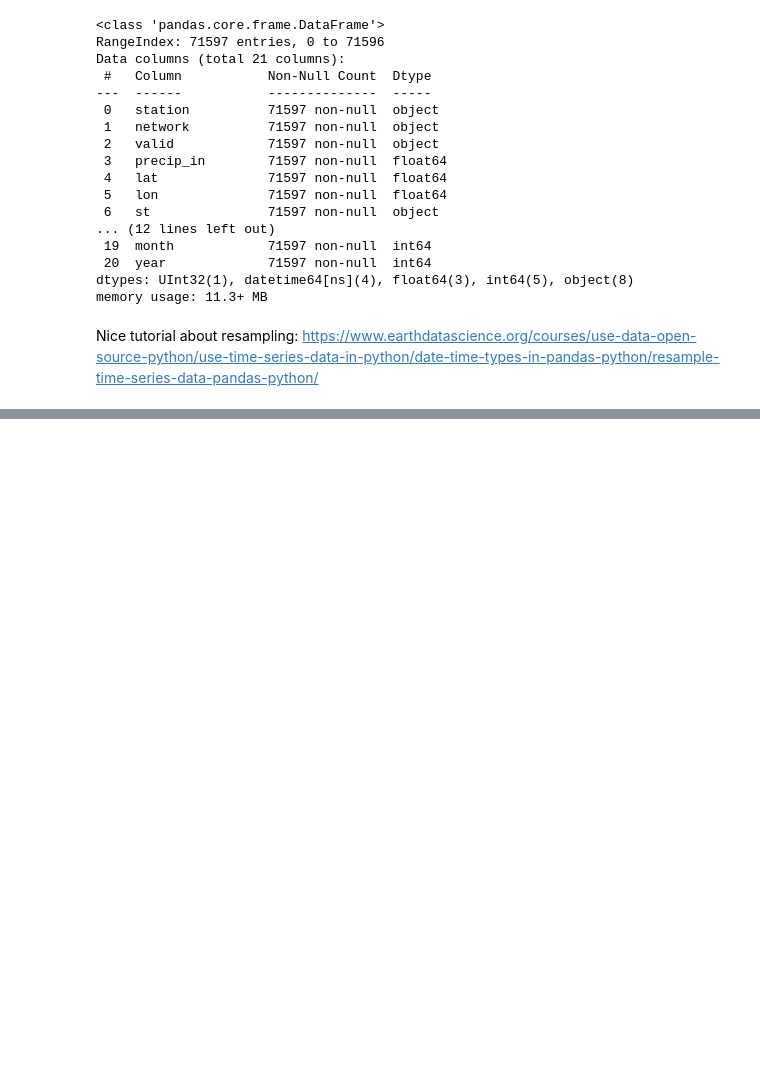
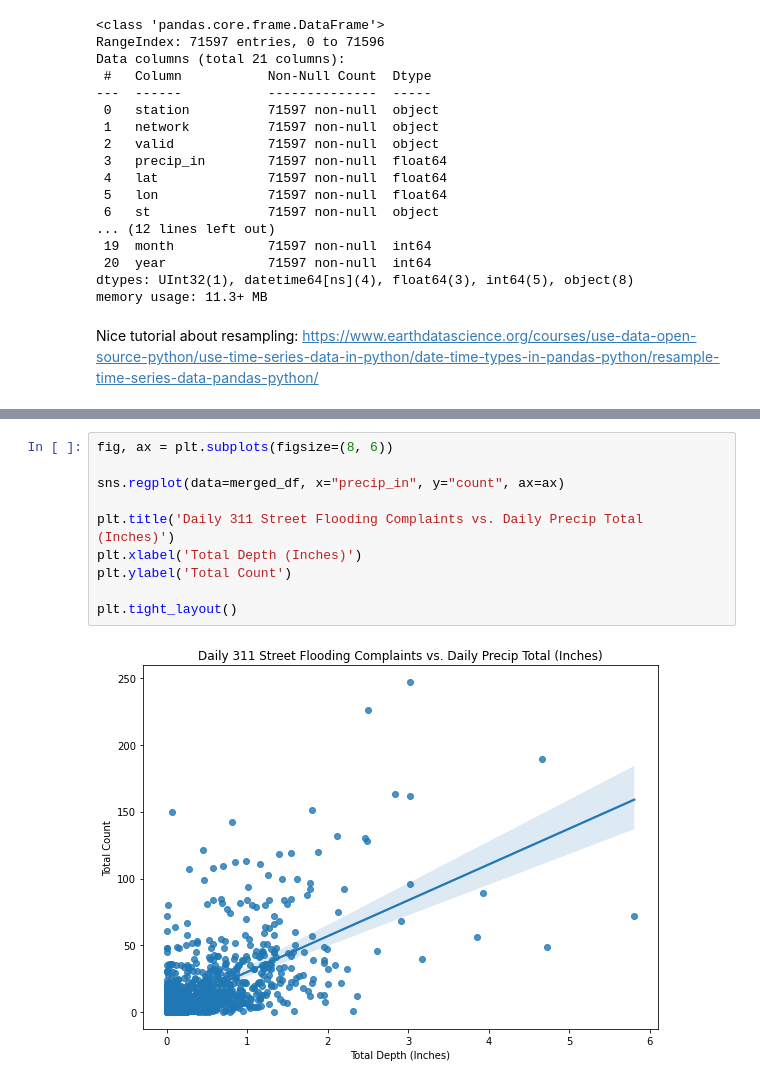
Before and after one commit to datalifenyc/nyc-street-flooding-analysis, a Jupyter notebook: analysis-book/nyc-precip-data.ipynb, the cells around one changed output, grey strips where cells are left out. Drawn from its saved outputs; the diff is of its cells as text; blank space fills up the shorter version.

```diff
--- a/analysis-book/nyc-precip-data.ipynb
+++ b/analysis-book/nyc-precip-data.ipynb
@@ -421,0 +509,12 @@ fig.tight_layout()
+# %%
+fig, ax = plt.subplots(figsize=(8, 6))
+
+sns.regplot(data=merged_df, x="precip_in", y="count", ax=ax)
+
+plt.title('Daily 311 Street Flooding Complaints vs. Daily Precip Total (Inches)')
+plt.xlabel('Total Depth (Inches)')
+plt.ylabel('Total Count')
+
+plt.tight_layout()
+# %% [output]
+[figure, added]
```
Also changed, not shown: parts of 37 cells of this notebook.
